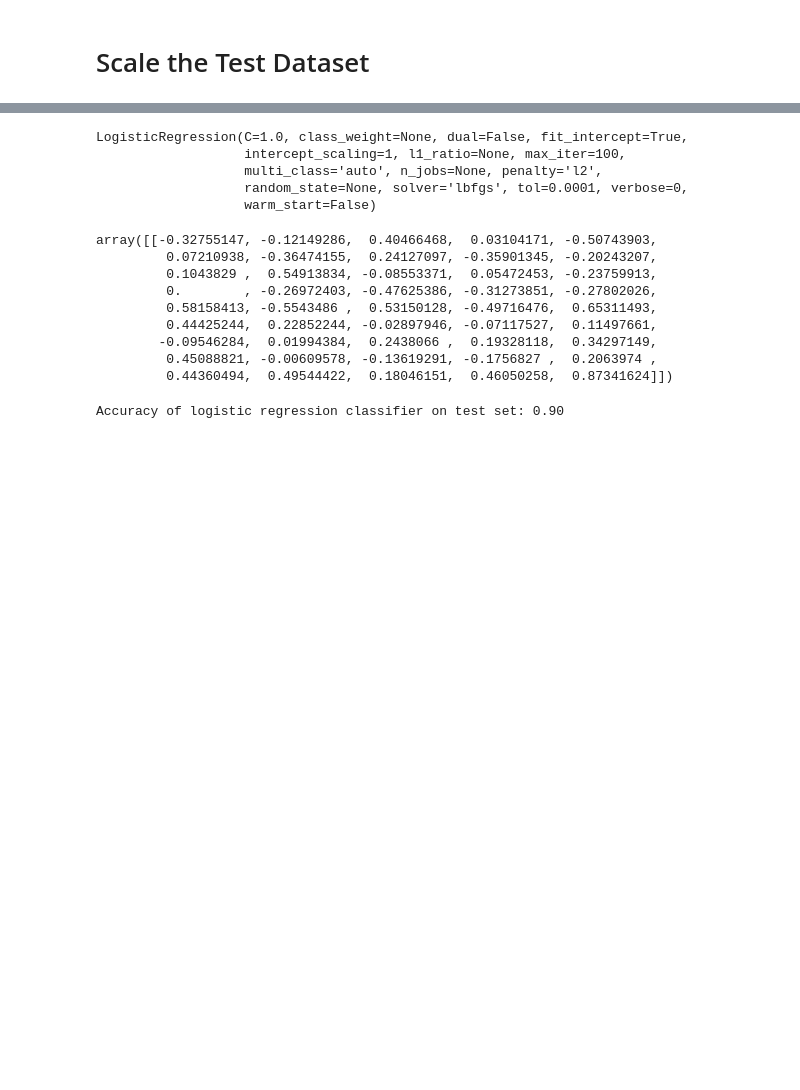
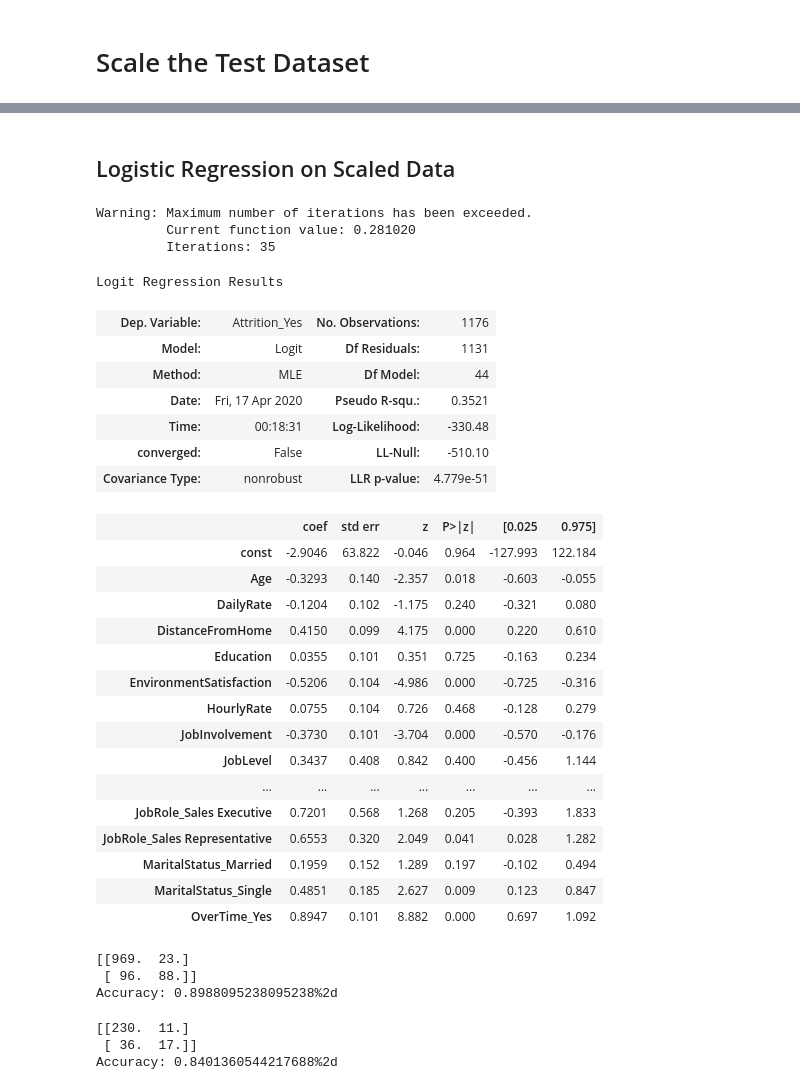
Before and after one commit to dlma1234/datascience_casestudies, a Jupyter notebook: hr_analytics/HR_Attrition_Analysis.ipynb, the cells around one changed output, grey strips where cells are left out. Saved outputs shown, nothing was run; the diff lists cells and outputs as text; code cells hidden in the pictures; blank space fills up the shorter version.

Commit message:
Narrowed down variables for logistic regression model

```diff
--- a/hr_analytics/HR_Attrition_Analysis.ipynb
+++ b/hr_analytics/HR_Attrition_Analysis.ipynb
@@ -516,7 +509,0 @@ dtype: object
-# %%
-scaler = StandardScaler()
-scaler.fit(train_df.drop(['Attrition_Yes'], axis=1))
-# scaler.transform(train_df)
-scaled_train_df = scaler.transform(train_df.drop(['Attrition_Yes'], axis=1))
-scaled_train_df = pd.DataFrame(scaled_train_df, columns=train_df.drop(['Attrition_Yes'], axis=1).columns)
-scaled_train_df
@@ -572,26 +510,41 @@ Name: OverTime_Yes, Length: 1176, dtype: float64
-# %%
-logreg_model.fit(train_features, train_target)
-# %% [output]
-LogisticRegression(C=1.0, class_weight=None, dual=False, fit_intercept=True,
-                   intercept_scaling=1, l1_ratio=None, max_iter=100,
-                   multi_class='auto', n_jobs=None, penalty='l2',
-                   random_state=None, solver='lbfgs', tol=0.0001, verbose=0,
-                   warm_start=False)
-# %%
-logreg_model.coef_
-# %% [output]
-array([[-0.32755147, -0.12149286,  0.40466468,  0.03104171, -0.50743903,
-         0.07210938, -0.36474155,  0.24127097, -0.35901345, -0.20243207,
-         0.1043829 ,  0.54913834, -0.08553371,  0.05472453, -0.23759913,
-         0.        , -0.26972403, -0.47625386, -0.31273851, -0.27802026,
-         0.58158413, -0.5543486 ,  0.53150128, -0.49716476,  0.65311493,
-         0.44425244,  0.22852244, -0.02897946, -0.07117527,  0.11497661,
-        -0.09546284,  0.01994384,  0.2438066 ,  0.19328118,  0.34297149,
-         0.45088821, -0.00609578, -0.13619291, -0.1756827 ,  0.2063974 ,
-         0.44360494,  0.49544422,  0.18046151,  0.46050258,  0.87341624]])
-# %%
-y_pred = logreg_model.predict(train_features)
-y_pred
-print('Accuracy of logistic regression classifier on test set: {:.2f}'.format(logreg_model.score(train_features, train_target)))
-# %% [output]
-Accuracy of logistic regression classifier on test set: 0.90
+# %% [markdown]
+## Logistic Regression on Scaled Data
+# %%
+m2_model, conf_matrix, acc = fit_model(scaled_train_df, 'Attrition_Yes', None)
+# %% [output]
+Warning: Maximum number of iterations has been exceeded.
+         Current function value: 0.281020
+         Iterations: 35
+# %%
+m2_model.summary()
+# %% [output]
+Logit Regression Results
+| Dep. Variable: | Attrition_Yes | No. Observations: | 1176 |
+| Model: | Logit | Df Residuals: | 1131 |
+| Method: | MLE | Df Model: | 44 |
+| Date: | Fri, 17 Apr 2020 | Pseudo R-squ.: | 0.3521 |
+| Time: | 00:18:31 | Log-Likelihood: | -330.48 |
+| converged: | False | LL-Null: | -510.10 |
+| Covariance Type: | nonrobust | LLR p-value: | 4.779e-51 |
+|  | coef | std err | z | P>|z| | [0.025 | 0.975] |
+| const | -2.9046 | 63.822 | -0.046 | 0.964 | -127.993 | 122.184 |
+| Age | -0.3293 | 0.140 | -2.357 | 0.018 | -0.603 | -0.055 |
+| DailyRate | -0.1204 | 0.102 | -1.175 | 0.240 | -0.321 | 0.080 |
+| DistanceFromHome | 0.4150 | 0.099 | 4.175 | 0.000 | 0.220 | 0.610 |
+| Education | 0.0355 | 0.101 | 0.351 | 0.725 | -0.163 | 0.234 |
+| EnvironmentSatisfaction | -0.5206 | 0.104 | -4.986 | 0.000 | -0.725 | -0.316 |
+| HourlyRate | 0.0755 | 0.104 | 0.726 | 0.468 | -0.128 | 0.279 |
+| JobInvolvement | -0.3730 | 0.101 | -3.704 | 0.000 | -0.570 | -0.176 |
+| JobLevel | 0.3437 | 0.408 | 0.842 | 0.400 | -0.456 | 1.144 |
+| ... | ... | ... | ... | ... | ... | ... |
+| JobRole_Sales Executive | 0.7201 | 0.568 | 1.268 | 0.205 | -0.393 | 1.833 |
+| JobRole_Sales Representative | 0.6553 | 0.320 | 2.049 | 0.041 | 0.028 | 1.282 |
+| MaritalStatus_Married | 0.1959 | 0.152 | 1.289 | 0.197 | -0.102 | 0.494 |
+| MaritalStatus_Single | 0.4851 | 0.185 | 2.627 | 0.009 | 0.123 | 0.847 |
+| OverTime_Yes | 0.8947 | 0.101 | 8.882 | 0.000 | 0.697 | 1.092 |
+# %%
+print_confusion_matrix_accuracy(conf_matrix, acc)
+# %% [output]
+[[969.  23.]
+ [ 96.  88.]]
+Accuracy: 0.8988095238095238%2d
@@ -597,0 +553,6 @@ Accuracy of logistic regression classifier on test set: 0.90
+# %%
+print_confusion_matrix_accuracy(test_conf_matrix, test_acc)
+# %% [output]
+[[230.  11.]
+ [ 36.  17.]]
+Accuracy: 0.8401360544217688%2d
```
Also changed, not shown: parts of 50 cells of this notebook.
